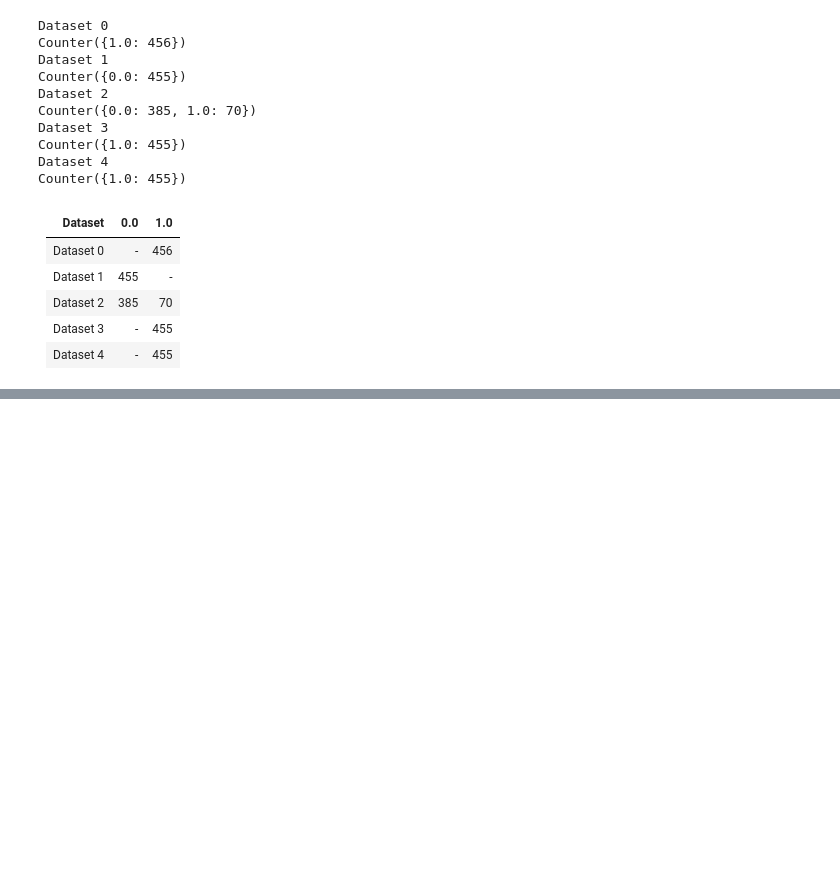
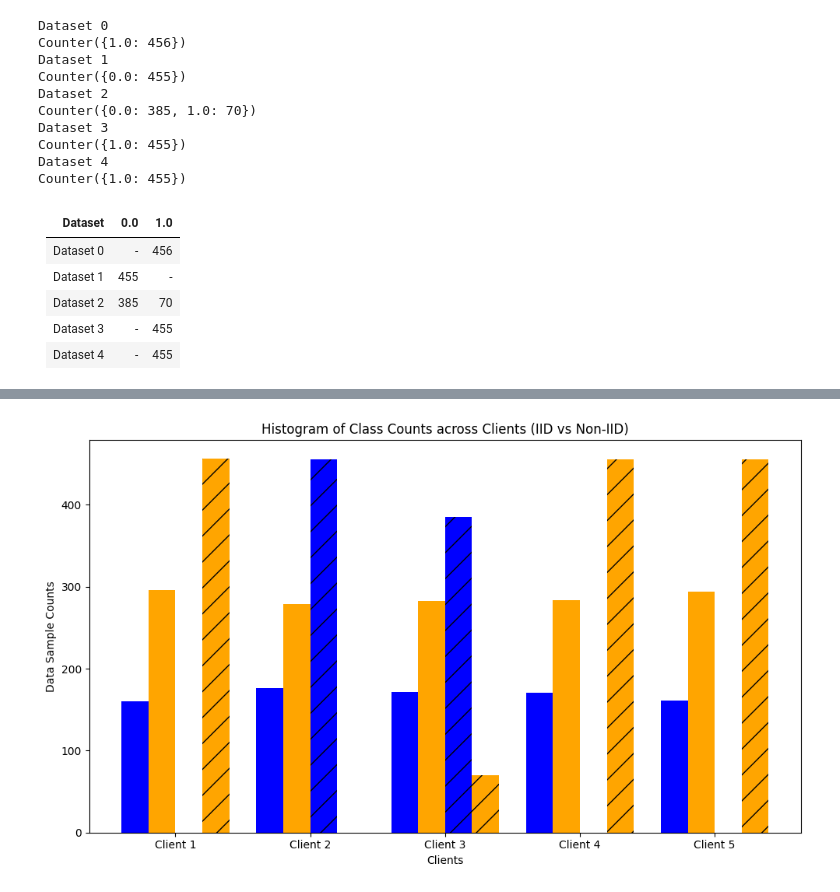
Before and after one commit to TinyPART/TDMiL-artifact, a Jupyter notebook: apps/eigen_cancer/data/stats.ipynb, the cells around one changed output, grey strips where cells are left out. Cells and saved outputs as stored; diff of their text form; code cells hidden in the pictures; blank space fills up the shorter version.

```diff
--- a/apps/eigen_cancer/data/stats.ipynb
+++ b/apps/eigen_cancer/data/stats.ipynb
@@ -82,0 +194,61 @@ Counter({1.0: 455})
+# %%
+import matplotlib.pyplot as plt
+import numpy as np
+
+# Data for IID setting
+datasets = ["Client 1", "Client 2", "Client 3", "Client 4", "Client 5"]
+counts_0_iid = [160, 176, 172, 171, 161]  # Counts for class 0.0
+counts_1_iid = [296, 279, 283, 284, 294]  # Counts for class 1.0
+
+# Data for Non-IID setting
+counts_0_non_iid = [0, 455, 385, 0, 0]  # Counts for class 0.0
+counts_1_non_iid = [456, 0, 70, 455, 455]  # Counts for class 1.0
+
+x = np.arange(len(datasets))  # the label locations
+width = 0.2  # the width of the bars
+
+# Create the plot
+fig, ax = plt.subplots(figsize=(10, 6))
+
+# Plot IID data
+bars1_iid = ax.bar(
+    x - width * 1.5, counts_0_iid, width, label="Class 0.0 (IID)", color="blue"
+)
+bars2_iid = ax.bar(
+    x - width * 0.5, counts_1_iid, width, label="Class 1.0 (IID)", color="orange"
+)
+
+# Plot Non-IID data
+bars1_non_iid = ax.bar(
+    x + width * 0.5,
+    counts_0_non_iid,
+    width,
+    label="Class 0.0 (Non-IID)",
+    color="blue",
+    hatch="/",
+)
+bars2_non_iid = ax.bar(
+    x + width * 1.5,
+    counts_1_non_iid,
+    width,
+    label="Class 1.0 (Non-IID)",
+    color="orange",
+    hatch="/",
+)
+
+# Add some text for labels, title, and custom x-axis tick labels, etc.
+ax.set_xlabel("Clients")
+ax.set_ylabel("Data Sample Counts")
+ax.set_title("Histogram of Class Counts across Clients (IID vs Non-IID)")
+ax.set_xticks(x)
+ax.set_xticklabels(datasets)
+# ax.legend()
+
+# Adjust layout
+plt.tight_layout()
+tikzplotlib.save("histogram-cancer-iid-niid.tex")
+
+# Show the plot
+plt.show()
+# %% [output]
+[figure, added]
```
Also changed, not shown: parts of 4 cells of this notebook, 2 other files.
